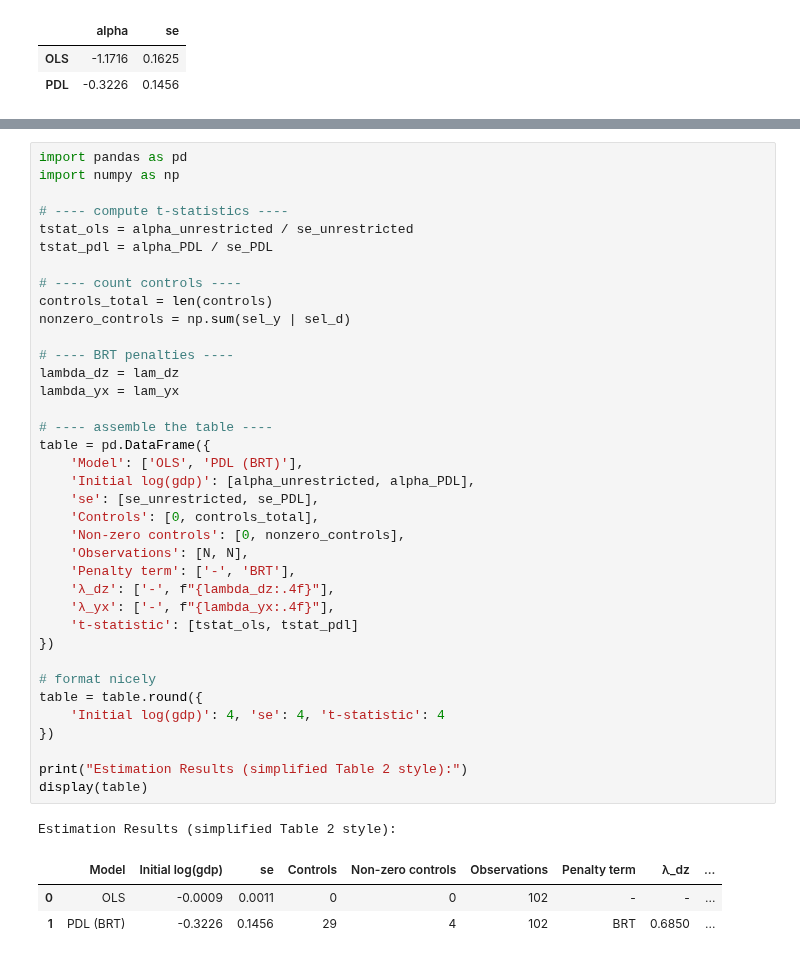
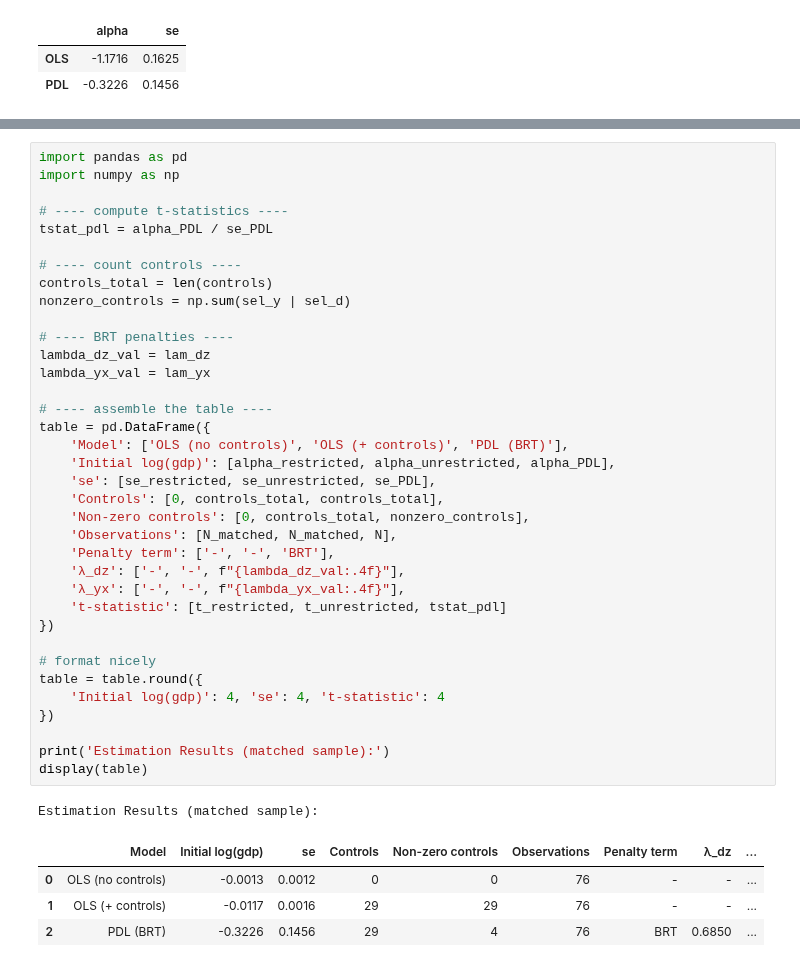
Before and after one commit to sgv491/AED, a Jupyter notebook: Astrids works/Assignment 2.ipynb, the cells around one changed output, grey strips where cells are left out. Drawn from its saved outputs; the diff is of its cells as text.

```diff
--- a/Astrids works/Assignment 2.ipynb
+++ b/Astrids works/Assignment 2.ipynb
@@ -541,42 +534,42 @@ Unrestricted OLS (no controls):
 # %%
 import pandas as pd
 import numpy as np
 
 # ---- compute t-statistics ----
-tstat_ols = alpha_unrestricted / se_unrestricted
 tstat_pdl = alpha_PDL / se_PDL
 
 # ---- count controls ----
 controls_total = len(controls)
 nonzero_controls = np.sum(sel_y | sel_d)
 
 # ---- BRT penalties ----
-lambda_dz = lam_dz
-lambda_yx = lam_yx
+lambda_dz_val = lam_dz
+lambda_yx_val = lam_yx
 
 # ---- assemble the table ----
 table = pd.DataFrame({
-    'Model': ['OLS', 'PDL (BRT)'],
-    'Initial log(gdp)': [alpha_unrestricted, alpha_PDL],
-    'se': [se_unrestricted, se_PDL],
-    'Controls': [0, controls_total],
-    'Non-zero controls': [0, nonzero_controls],
-    'Observations': [N, N],
-    'Penalty term': ['-', 'BRT'],
-    'λ_dz': ['-', f"{lambda_dz:.4f}"],
-    'λ_yx': ['-', f"{lambda_yx:.4f}"],
-    't-statistic': [tstat_ols, tstat_pdl]
+    'Model': ['OLS (no controls)', 'OLS (+ controls)', 'PDL (BRT)'],
+    'Initial log(gdp)': [alpha_restricted, alpha_unrestricted, alpha_PDL],
+    'se': [se_restricted, se_unrestricted, se_PDL],
+    'Controls': [0, controls_total, controls_total],
+    'Non-zero controls': [0, controls_total, nonzero_controls],
+    'Observations': [N_matched, N_matched, N],
+    'Penalty term': ['-', '-', 'BRT'],
+    'λ_dz': ['-', '-', f"{lambda_dz_val:.4f}"],
+    'λ_yx': ['-', '-', f"{lambda_yx_val:.4f}"],
+    't-statistic': [t_restricted, t_unrestricted, tstat_pdl]
 })
 
 # format nicely
 table = table.round({
     'Initial log(gdp)': 4, 'se': 4, 't-statistic': 4
 })
 
-print("Estimation Results (simplified Table 2 style):")
+print('Estimation Results (matched sample):')
 display(table)
 # %% [output]
-Estimation Results (simplified Table 2 style):
+Estimation Results (matched sample):
 |  | Model | Initial log(gdp) | se | Controls | Non-zero controls | Observations | Penalty term | λ_dz | ... |
-| 0 | OLS | -0.0009 | 0.0011 | 0 | 0 | 102 | - | - | ... |
-| 1 | PDL (BRT) | -0.3226 | 0.1456 | 29 | 4 | 102 | BRT | 0.6850 | ... |
+| 0 | OLS (no controls) | -0.0013 | 0.0012 | 0 | 0 | 76 | - | - | ... |
+| 1 | OLS (+ controls) | -0.0117 | 0.0016 | 29 | 29 | 76 | - | - | ... |
+| 2 | PDL (BRT) | -0.3226 | 0.1456 | 29 | 4 | 76 | BRT | 0.6850 | ... |
```
Also changed, not shown: parts of 8 cells of this notebook.
